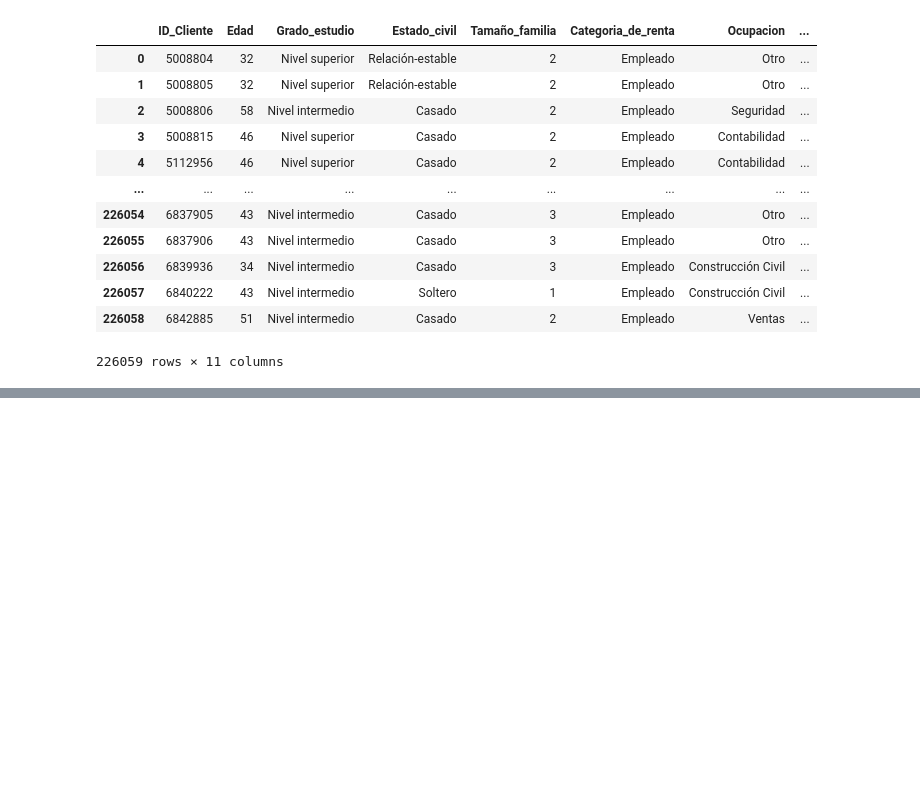
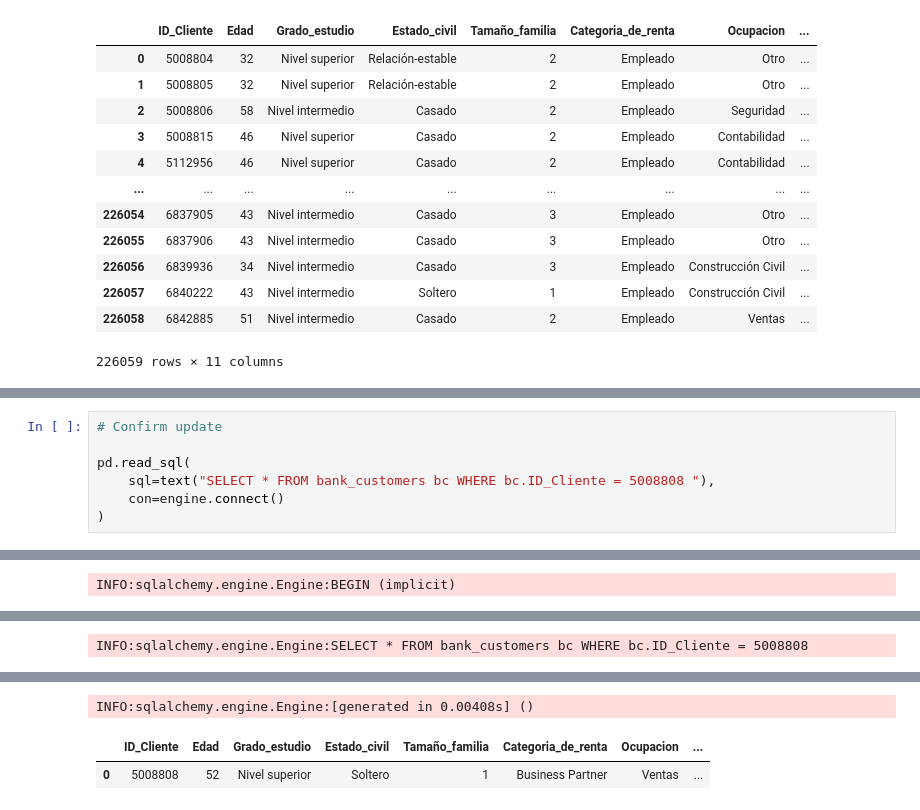
Before and after one commit to dscamacho333/Data_Science_Course, a Jupyter notebook: Pandas_E_S.ipynb, the cells around one changed output, grey strips where cells are left out. Drawn from its saved outputs; the diff is of its cells as text; blank space fills up the shorter version.

```diff
--- a/Pandas_E_S.ipynb
+++ b/Pandas_E_S.ipynb
@@ -667,0 +822,8 @@ INFO:sqlalchemy.engine.Engine:SELECT name FROM sqlite_master WHERE type='view' A
+# %%
+# Confirm update
+
+pd.read_sql(
+    sql=text("SELECT * FROM bank_customers bc WHERE bc.ID_Cliente = 5008808 "),
+    con=engine.connect()
+)
+# %% [output]
@@ -667,0 +831 @@ INFO:sqlalchemy.engine.Engine:SELECT name FROM sqlite_master WHERE type='view' A
+INFO:sqlalchemy.engine.Engine:BEGIN (implicit)
@@ -667,0 +833 @@ INFO:sqlalchemy.engine.Engine:SELECT name FROM sqlite_master WHERE type='view' A
+INFO:sqlalchemy.engine.Engine:SELECT * FROM bank_customers bc WHERE bc.ID_Cliente = 5008808
@@ -667,0 +835,3 @@ INFO:sqlalchemy.engine.Engine:SELECT name FROM sqlite_master WHERE type='view' A
+INFO:sqlalchemy.engine.Engine:[generated in 0.00408s] ()
+|  | ID_Cliente | Edad | Grado_estudio | Estado_civil | Tamaño_familia | Categoria_de_renta | Ocupacion | ... |
+| 0 | 5008808 | 52 | Nivel superior | Soltero | 1 | Business Partner | Ventas | ... |
```
Also changed, not shown: parts of 25 cells of this notebook.
